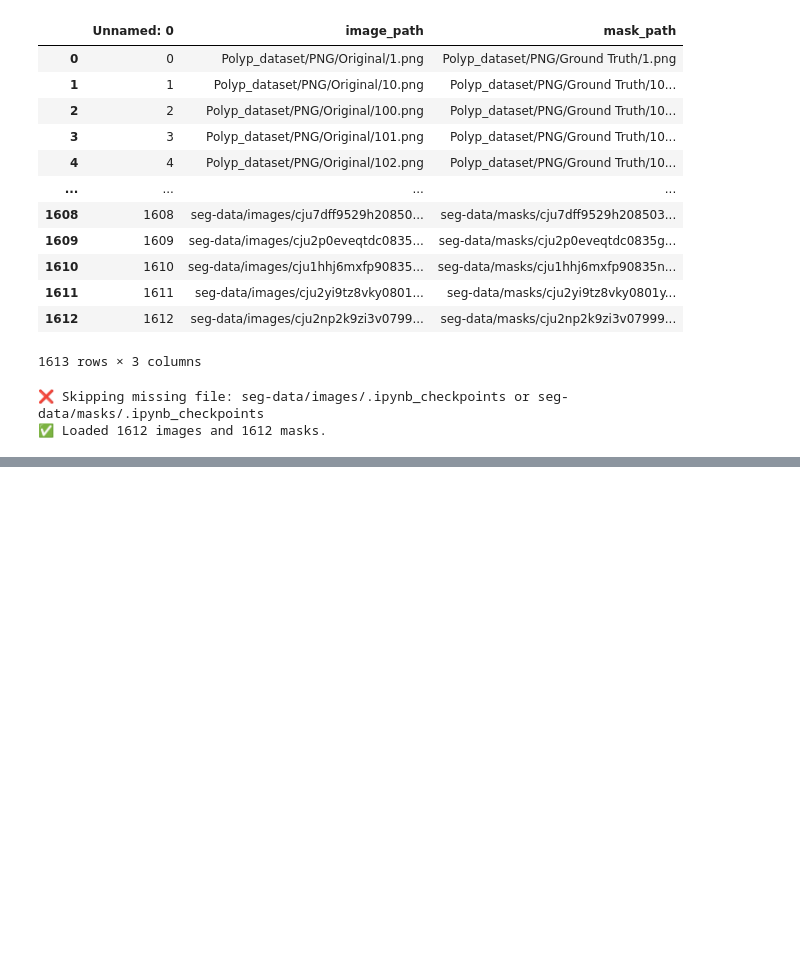
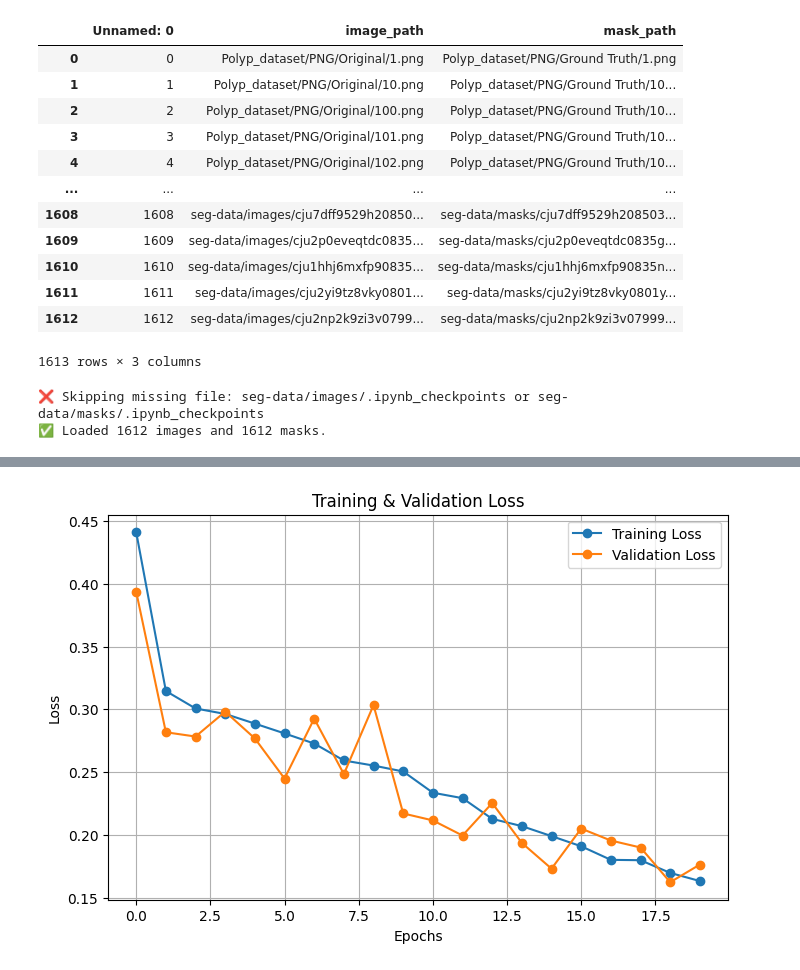
Before and after one commit to tanmoy-mondal-lab/ku_project, a Jupyter notebook: University_project_2.0.ipynb, the cells around one changed output, grey strips where cells are left out. Cells and saved outputs as stored; diff of their text form; code cells hidden in the pictures; blank space fills up the shorter version.

Commit message:
Made the model structure v.0.1

```diff
--- a/University_project_2.0.ipynb
+++ b/University_project_2.0.ipynb
@@ -199,8 +208,0 @@ Model: "functional_1"
-# %%
-# Compile the model
-model.compile(optimizer='adam', loss='binary_crossentropy', metrics= ["mse"])
-
-#oom_callback = OOMCallback()
-
-# Train the model
-history = model.fit(x_train, y_train,batch_size = 8, epochs= 20 ,shuffle = True, validation_data=(x_val,y_val))
@@ -210,0 +209,20 @@ Epoch 1/20
+# %%
+# IoU (Jaccard Index) for Binary Segmentation
+def IoU(y_true, y_pred, smooth=1e-6):
+    y_pred = tf.cast(y_pred > 0.5, tf.float32)  # Convert to binary mask
+    intersection = tf.reduce_sum(y_true * y_pred)
+    union = tf.reduce_sum(y_true) + tf.reduce_sum(y_pred) - intersection
+    return (intersection + smooth) / (union + smooth)
+
+# Dice Coefficient for Segmentation
+def dice_coefficient(y_true, y_pred, smooth=1e-6):
+    y_pred = tf.cast(y_pred > 0.5, tf.float32)  # Convert to binary mask
+    intersection = tf.reduce_sum(y_true * y_pred)
+    return (2 * intersection + smooth) / (tf.reduce_sum(y_true) + tf.reduce_sum(y_pred) + smooth)
+
+# Corrected model.compile()
+model.compile(
+    optimizer='adam',
+    loss='binary_crossentropy',  # Use categorical_crossentropy for multi-class
+    metrics=['accuracy', tf.keras.metrics.MeanIoU(num_classes=2), IoU, dice_coefficient]
+)
@@ -210,0 +267,19 @@ Epoch 1/20
+# %%
+import matplotlib.pyplot as plt
+
+# Extract loss values
+train_loss = history.history['loss']
+val_loss = history.history['val_loss']
+
+# Plot
+plt.figure(figsize=(8, 5))
+plt.plot(train_loss, label='Training Loss', marker='o')
+plt.plot(val_loss, label='Validation Loss', marker='o')
+plt.xlabel('Epochs')
+plt.ylabel('Loss')
+plt.title('Training & Validation Loss')
+plt.legend()
+plt.grid(True)
+plt.show()
+# %% [output]
+[figure, added]
```
Also changed, not shown: parts of 11 cells of this notebook.
